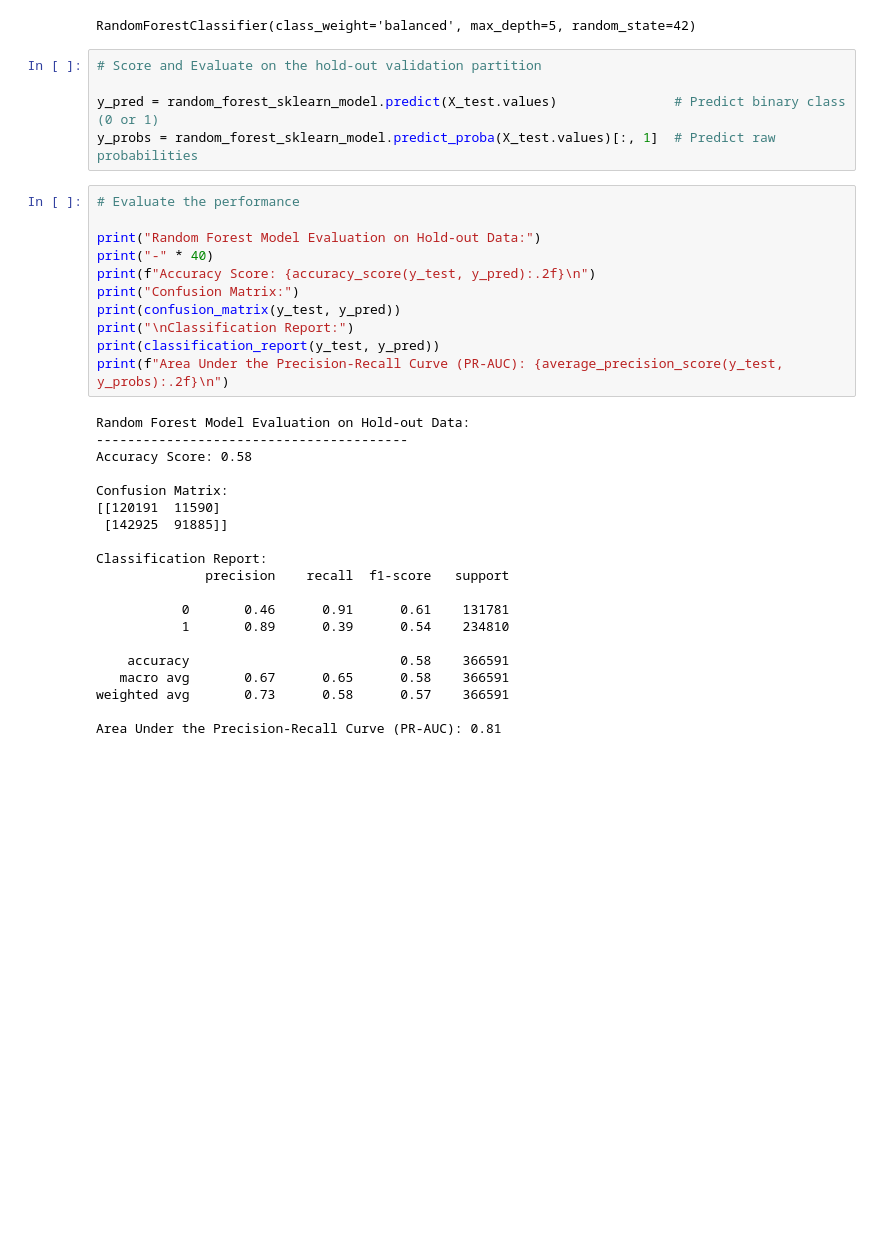
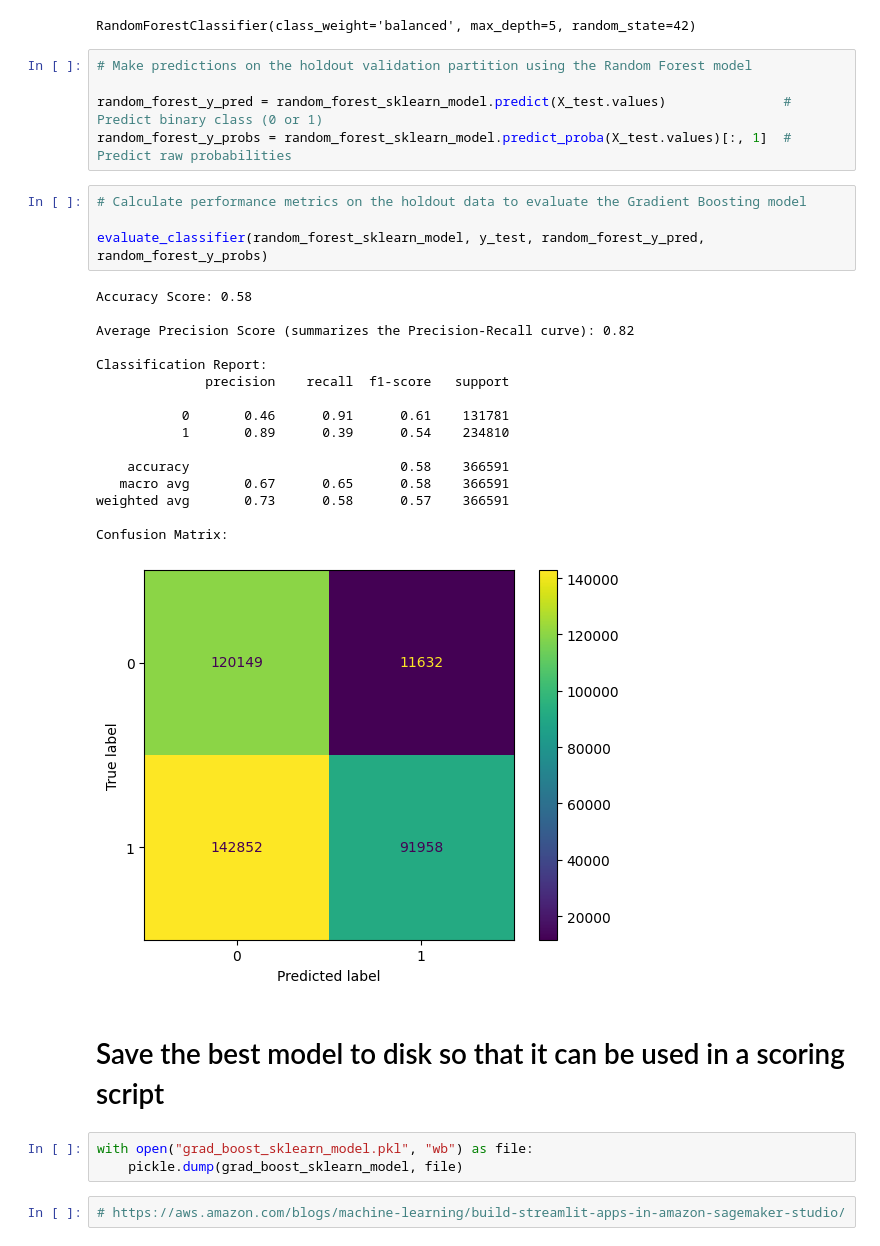
Before and after one commit to Papazian/MADS_Capstone, a Jupyter notebook: Supervised_Learning/Classifier_Model.ipynb, the cells around one changed output. Drawn from its saved outputs; the diff is of its cells as text; blank space fills up the shorter version.

```diff
--- a/Supervised_Learning/Classifier_Model.ipynb
+++ b/Supervised_Learning/Classifier_Model.ipynb
@@ -581,38 +548,35 @@ random_forest_sklearn_model.fit(X_train.values, y_train)
 # %% [output]
 RandomForestClassifier(class_weight='balanced', max_depth=5, random_state=42)
 # %%
-# Score and Evaluate on the hold-out validation partition
+# Make predictions on the holdout validation partition using the Random Forest model
 
-y_pred = random_forest_sklearn_model.predict(X_test.values)               # Predict binary class (0 or 1)
-y_probs = random_forest_sklearn_model.predict_proba(X_test.values)[:, 1]  # Predict raw probabilities
+random_forest_y_pred = random_forest_sklearn_model.predict(X_test.values)               # Predict binary class (0 or 1)
+random_forest_y_probs = random_forest_sklearn_model.predict_proba(X_test.values)[:, 1]  # Predict raw probabilities
-# %%
-# Evaluate the performance
-
-print("Random Forest Model Evaluation on Hold-out Data:")
-print("-" * 40)
-print(f"Accuracy Score: {accuracy_score(y_test, y_pred):.2f}\n")
-print("Confusion Matrix:")
-print(confusion_matrix(y_test, y_pred))
-print("\nClassification Report:")
-print(classification_report(y_test, y_pred))
-print(f"Area Under the Precision-Recall Curve (PR-AUC): {average_precision_score(y_test, y_probs):.2f}\n")
-# %% [output]
-Random Forest Model Evaluation on Hold-out Data:
-----------------------------------------
-Accuracy Score: 0.58
-
-Confusion Matrix:
-[[120191  11590]
- [142925  91885]]
-
-Classification Report:
-              precision    recall  f1-score   support
-
-           0       0.46      0.91      0.61    131781
-           1       0.89      0.39      0.54    234810
-
-    accuracy                           0.58    366591
-   macro avg       0.67      0.65      0.58    366591
-weighted avg       0.73      0.58      0.57    366591
-
-Area Under the Precision-Recall Curve (PR-AUC): 0.81
+# %%
+# Calculate performance metrics on the holdout data to evaluate the Gradient Boosting model
+
+evaluate_classifier(random_forest_sklearn_model, y_test, random_forest_y_pred, random_forest_y_probs)
+# %% [output]
+Accuracy Score: 0.58
+
+Average Precision Score (summarizes the Precision-Recall curve): 0.82
+
+Classification Report:
+              precision    recall  f1-score   support
+
+           0       0.46      0.91      0.61    131781
+           1       0.89      0.39      0.54    234810
+
+    accuracy                           0.58    366591
+   macro avg       0.67      0.65      0.58    366591
+weighted avg       0.73      0.58      0.57    366591
+
+Confusion Matrix:
+[figure, added]
+# %% [markdown]
+# Save the best model to disk so that it can be used in a scoring script
+# %%
+with open("grad_boost_sklearn_model.pkl", "wb") as file:
+    pickle.dump(grad_boost_sklearn_model, file)
+# %%
+# https://aws.amazon.com/blogs/machine-learning/build-streamlit-apps-in-amazon-sagemaker-studio/
```
Also changed, not shown: parts of 32 cells of this notebook, 2 other files.
